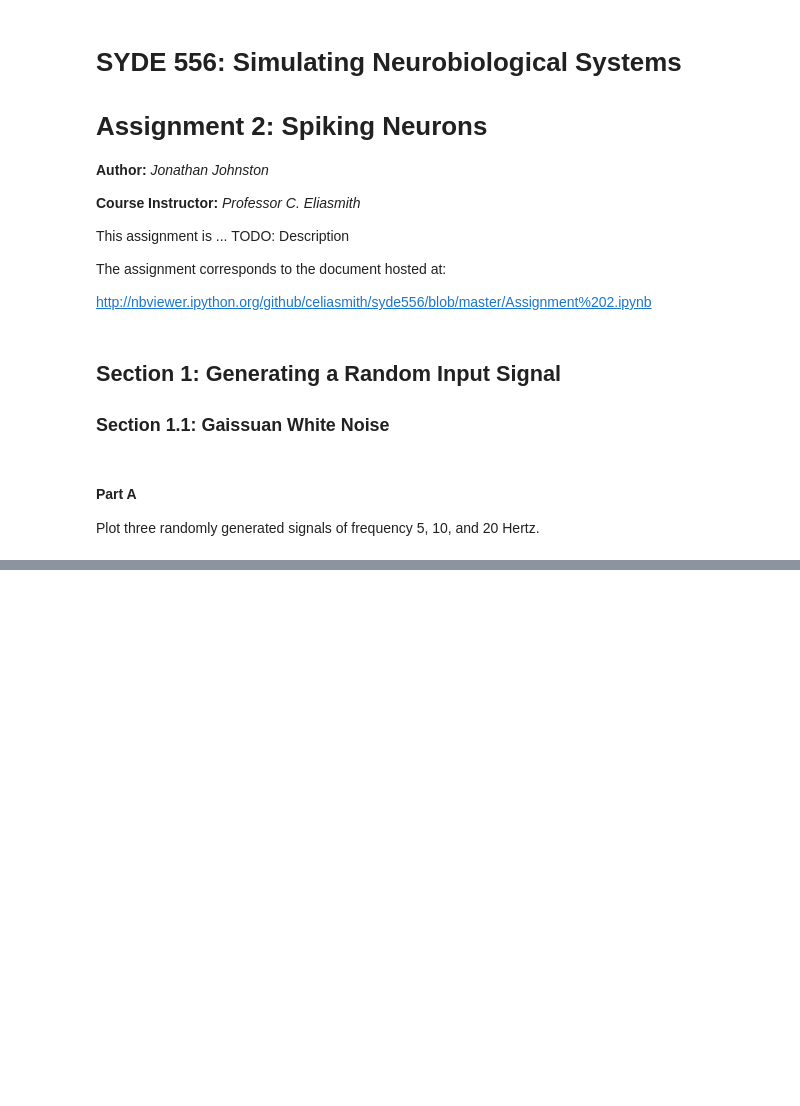
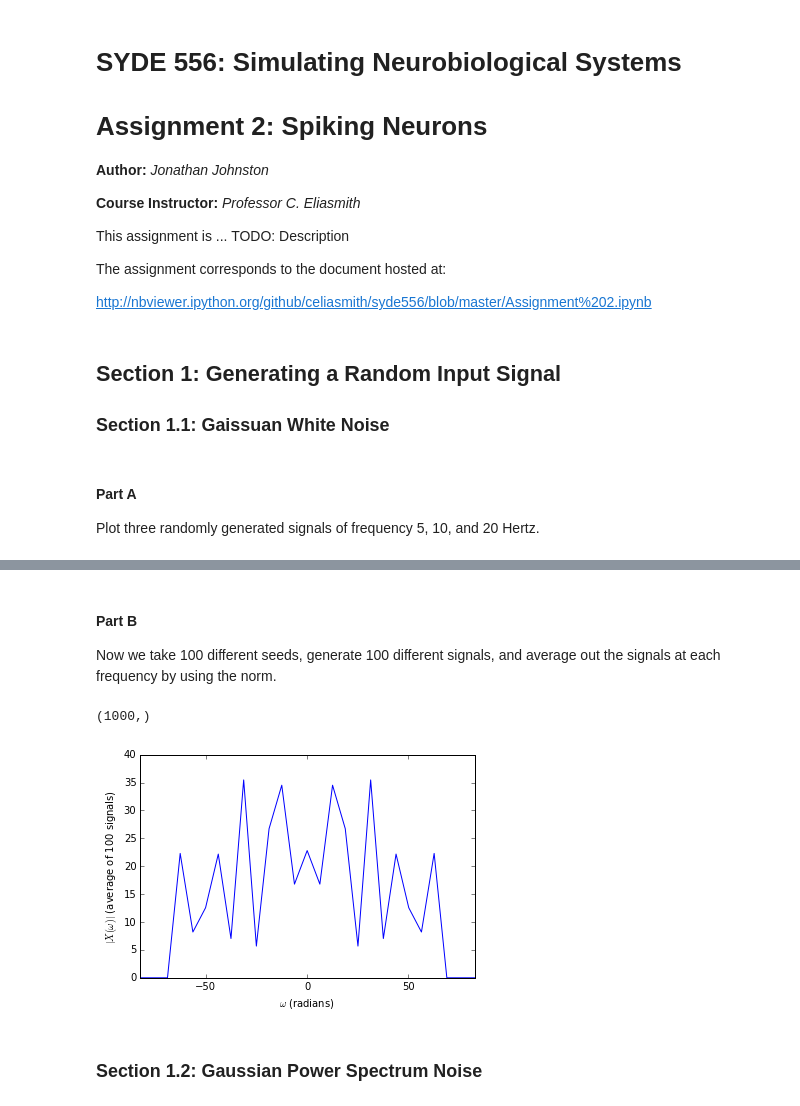
Before and after one commit to Kanaderu/neural-eng, a Jupyter notebook: assignments/assignment-2/assignment-2.ipynb, the cells around one changed output, grey strips where cells are left out. Drawn from its saved outputs; the diff is of its cells as text; code cells hidden in the pictures; blank space fills up the shorter version.

Commit message:
Updated assignment 2; now up to section 4 of 5

```diff
--- a/assignments/assignment-2/assignment-2.ipynb
+++ b/assignments/assignment-2/assignment-2.ipynb
@@ -104,0 +97,35 @@ NameError: name 'where' is not defined
+# %% [markdown]
+#### Part B
+
+Now we take 100 different seeds, generate 100 different signals, and average out the signals at each frequency by using the norm.
+# %%
+# time ranges and params
+num_seeds = 100
+t = np.arange(0,T,dt)
+N = len(t) #samples
+T, dt, rms, limit = 1, 0.001, 0.1, 10
+
+f = sorted(np.fft.fftfreq(N,dt)) #freqs (Hz)
+print(np.shape(f))
+w = [2*np.pi*freq for freq in f] #convert to radians
+seeds = np.arange(1,num_seeds,1) #100 unique PRNG seeds
+
+X_sigs = []
+for seed in seeds:
+    x,X = generate_signal(T=T,dt=dt,rms=rms,limit=limit,seed=seed)
+    X_sigs.append(X)
+
+X_sigs = np.array(X_sigs)
+X_sigs_norm = [np.absolute(freq_vals) for freq_vals in X_sigs[:,]][0]
+
+# Plot the average magnitudes
+plt.plot(w,X_sigs_norm)
+plt.xlabel('$\omega$ (radians)')
+plt.ylabel('$|X(\omega)|$ (average of %s signals)' % num_seeds)
+plt.xlim([-2*np.pi*limit - 20, 2*np.pi*limit + 20])
+plt.show()
+# %% [output]
+(1000,)
+[figure, added]
+# %% [markdown]
+### Section 1.2: Gaussian Power Spectrum Noise
```
Also changed, not shown: parts of 28 cells of this notebook.
